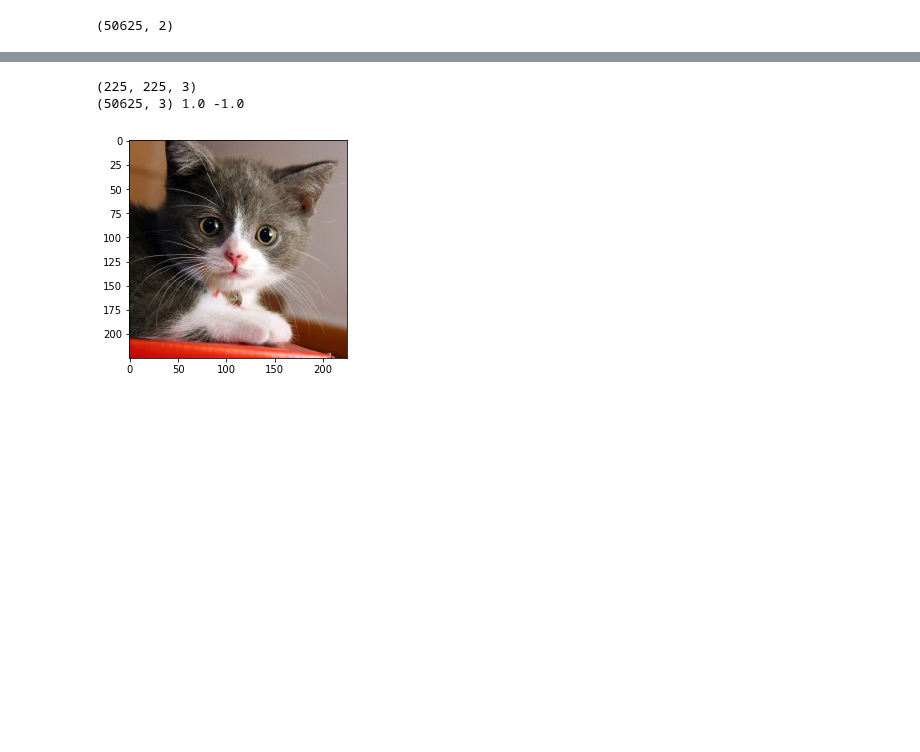
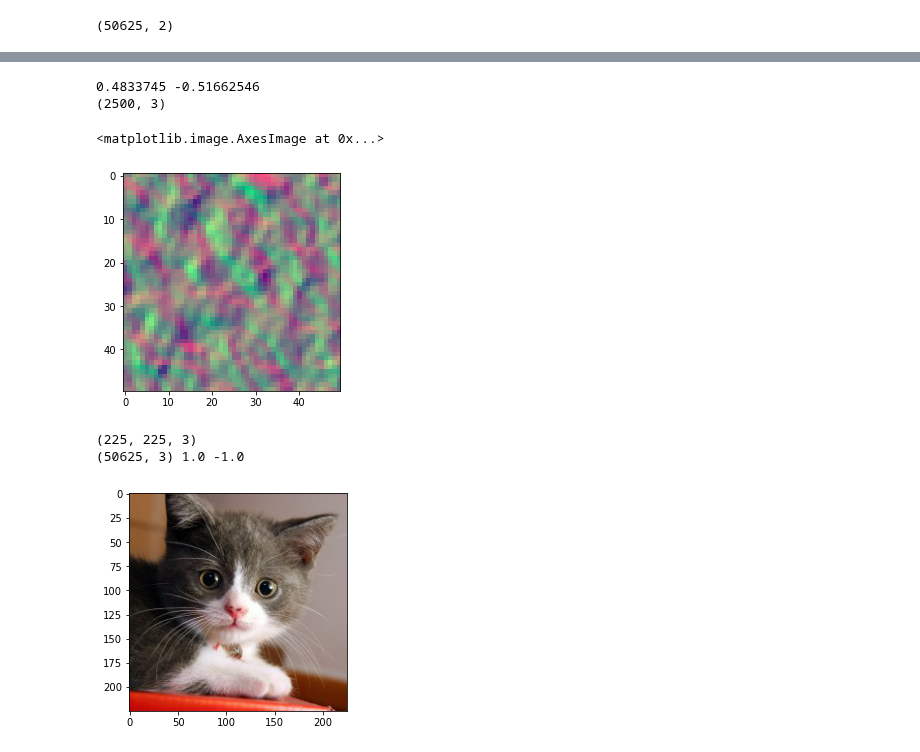
Before and after one commit to franciscodominguezmateos/IntroduccionDeepLearning, a Jupyter notebook: jax_siren_image_20070201.ipynb, the cells around one changed output, grey strips where cells are left out. Drawn from its saved outputs; the diff is of its cells as text; code cells hidden in the pictures; blank space fills up the shorter version.

```diff
--- a/jax_siren_image_20070201.ipynb
+++ b/jax_siren_image_20070201.ipynb
@@ -67,6 +81,9 @@ for l in params:
+# %%
+net_grad=grad(net_pre_grad,argnums=1)
 # %%
 # Make a batched version of the `net` function
-batch_net = vmap(net, in_axes=(None, 0), out_axes=0)
+batch_net      = vmap(net     , in_axes=(None, 0), out_axes=0)
+batch_net_grad = vmap(net_grad, in_axes=(None, 0), out_axes=0)
 # %%
 X, Y = np.meshgrid(range(225),range(225))
 xy=np.dstack((Y,X))
@@ -94,4 +111,14 @@ def build_img(size):
     img=batch_net(params,input_ordered)
     print(img.shape)
     return np.reshape(img,(height,width,3))
+
+def build_sdf_grad(size):
+    width=size[1]
+    height=size[0]
+    input_ordered=getInputOrdered(size)
+    print(input_ordered.shape)
+
+    img=batch_net_grad(params,input_ordered)
+    print(img.shape)
+    return np.reshape(img,(height,width,2))
 # %%
@@ -108,3 +147,20 @@ plt.imshow((img+1.0)/2.0)
+# %%
+gsdf_values=img.reshape((-1,2))
+gmax=np.max(gsdf_values)
+gmin=np.min(gsdf_values)
+s=gmax-gmin
+gsdf_values/=s
+print(np.max(gsdf_values),np.min(gsdf_values))
+z=np.zeros((gsdf_values.shape[0],1))
+v=np.hstack((gsdf_values,z))
+print(v.shape)
+img=np.reshape(v,(H,W,3))
+plt.imshow((img-np.min(gsdf_values)))
+# %% [output]
+0.4833745 -0.51662546
+(2500, 3)
+<matplotlib.image.AxesImage at 0x...>
+[figure, added]
 # %%
 img_bgr=cv2.imread('cat.jpg')
 img_rgb=cv2.cvtColor(img_bgr, cv2.COLOR_BGR2RGB)
```
Also changed, not shown: parts of 14 cells of this notebook, 10 other files.
